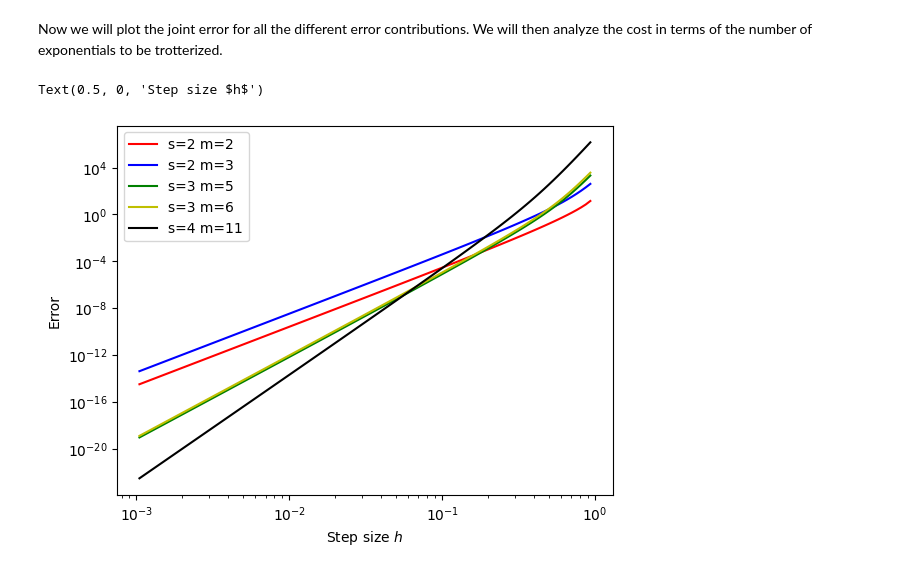
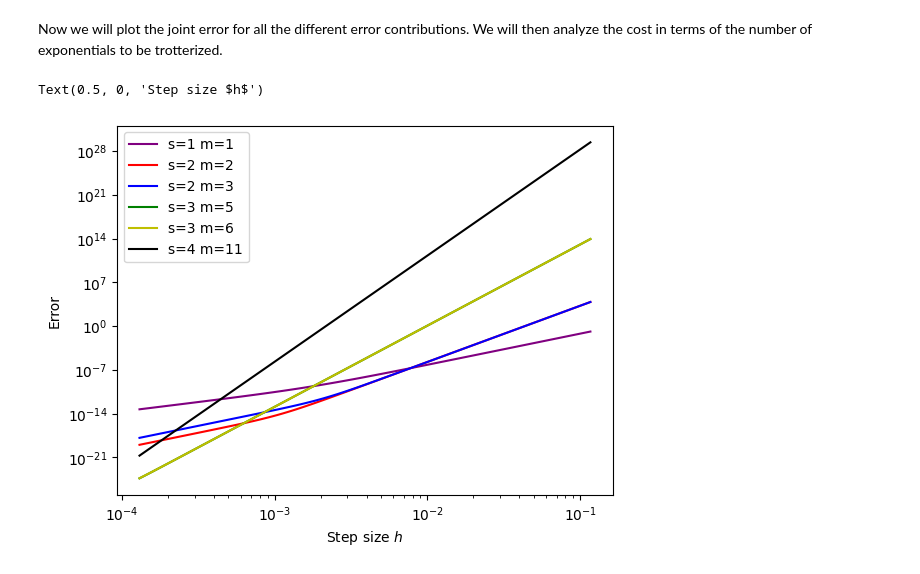
Before and after one commit to XanaduAI/CFQMagnus, a Jupyter notebook: largest_error_bounds.ipynb, the cells around one changed output. Drawn from its saved outputs; the diff is of its cells as text; code cells hidden in the pictures.

```diff
--- a/largest_error_bounds.ipynb
+++ b/largest_error_bounds.ipynb
@@ -778,0 +798,29 @@ plt.show()
+# %%
+# Plot the error of the quadrature rule for different values of s, m and h
+hs = [1/(2) * 1/2**i for i in range(1,15)]
+n = 100
+for (s, color) in zip([1,2,3,4], ['purple' ,'r', 'g', 'k']):
+    plot_hs = []
+    step_error = []
+    error = []
+    for h in hs:
+
+        plot_hs.append(h)
+
+        qe = trotter_error(n, h, s, u = maxc)
+        error.append(qe)
+
+    plt.plot(plot_hs, error, color = color, label = f's={s} m={m}')
+
+handles, labels = plt.gca().get_legend_handles_labels()
+by_label = dict(zip(labels, handles))
+plt.legend(by_label.values(), by_label.keys())
+
+plt.ylim([1e-18, 10])
+
+plt.yscale('log')
+plt.xscale('log')
+plt.ylabel('Error')
+plt.xlabel(r'Step size $h$')
+plt.grid()
+plt.show()
@@ -809,27 +872,28 @@ def error_sum(h, s, m, cs_y, maxc = 1, maxp = 25, tight = False):
 
     return error
 # %%
-hs = [1/2**(i/10) for i in range(1,100)]
+hs = [1/2**(i/10+3) for i in range(1,100)]
 maxp = 15 #todo: change this parameter perhaps
+n = 25
 step_error = {}
-for (s, m, color) in zip([2,2,3,3,4], [2, 3, 5, 6, 11], ['r', 'b', 'g', 'y', 'k']):
+for (s, m, color) in zip([1, 2, 2, 3, 3, 4], [1, 2, 3, 5, 6, 11], ['purple', 'r', 'b', 'g', 'y', 'k']):
     step_error[(s,m)] = {}
     for h in hs:
-        step_error[(s,m)][h] = error_sum(h, s, m, cs_y, maxc = 1, maxp = maxp, tight = False)
+        step_error[(s,m)][h] = error_sum(h, s, m, cs_y, maxc = 1, maxp = maxp, use_max = True, n = n)
 
     plt.plot(step_error[(s,m)].keys(), step_error[(s,m)].values(), color = color, label = f's={s} m={m}')
 
 handles, labels = plt.gca().get_legend_handles_labels()
 by_label = dict(zip(labels, handles))
 plt.legend(by_label.values(), by_label.keys())
 
 plt.yscale('log')
 plt.xscale('log')
 plt.ylabel('Error')
 plt.xlabel(r'Step size $h$')
 # %% [output]
 Text(0.5, 0, 'Step size $h$')
-[figure, old version]
+[figure, new version]
 # %%
 total_time = 10
 
```
Also changed, not shown: parts of 14 cells of this notebook.
